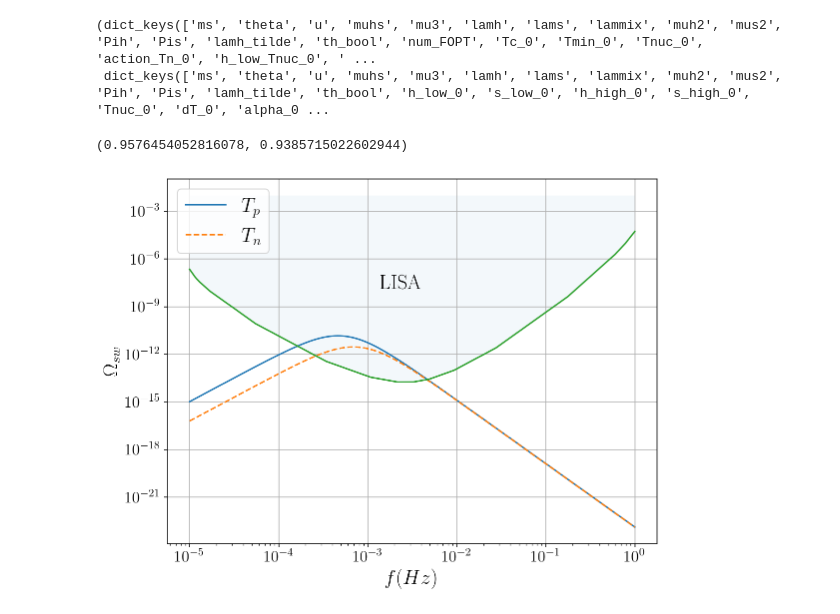
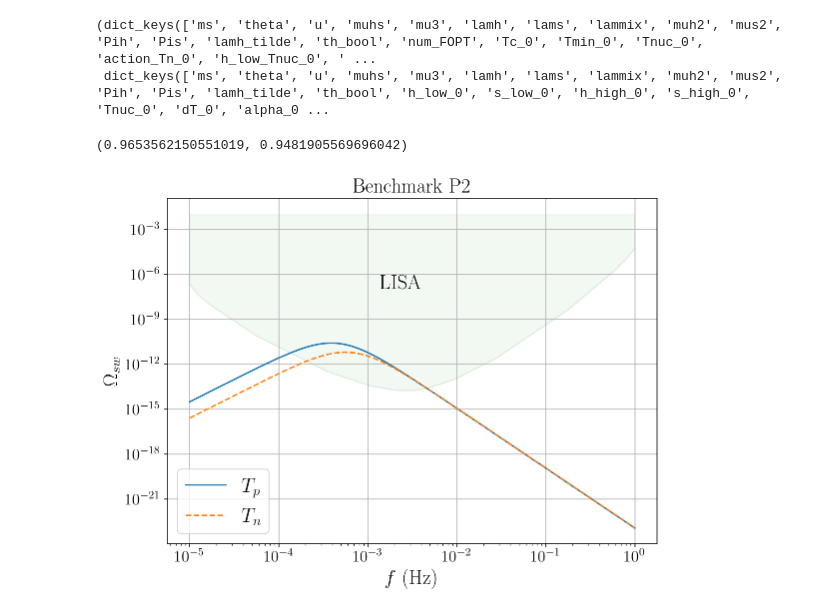
Before and after one commit to PB-316/Z_2breaking-PT-BAU, a Jupyter notebook: Percolation_Z2_breaking_On_Shell.ipynb, the cells around one changed output. Drawn from its saved outputs; the diff is of its cells as text; code cells hidden in the pictures.

```diff
--- a/Percolation_Z2_breaking_On_Shell.ipynb
+++ b/Percolation_Z2_breaking_On_Shell.ipynb
@@ -755,7 +755,7 @@ df=pd.read_csv("SCANS/On_Shell_STRONG_1.csv",index_col=[0]).sort_values("alpha_m
 
 
 modi=np.random.randint(0,len(df))
-modi=-15
+modi=-11
 print(modi)
 
 
@@ -1107,34 +1129,37 @@ dict_out.keys(),mod_dict.keys()
 # %%
 dict_out["vwall_Tp_0"],dict_out["vwall_0"]
 # %% [output]
-(0.9576454052816078, 0.9385715022602944)
+(0.9653562150551019, 0.9481905569696042)
 # %%
-Temp, alpha, beta, vel=dict_out["Tp_0"],dict_out["alpha_Tp_0"],dict_out["beta_Tp_0"],dict_out["vwall_0"]
+Temp, alpha, beta, vel=dict_out["Tp_0"],dict_out["alpha_Tp_0"],dict_out["beta_Tp_0"],dict_out["vwall_Tp_0"]
 my_signal=GW_signal(Temp, alpha, beta, vel)
 Temp, alpha, beta, vel=dict_out["Tnuc_0"],dict_out["alpha_Tnuc_0"],dict_out["beta_Tnuc_0"],dict_out["vwall_0"]
 my_signal_1=GW_signal(Temp, alpha, beta, vel)
 
 thick_size=16
 label_size=20
 
 plt.plot(my_signal[0],my_signal[1],label="$T_p$")
 plt.plot(my_signal_1[0],my_signal_1[1],linestyle="--",label="$T_n$")
-plt.plot(LISA_curve.f,LISA_curve.Omega_lim)
-plt.fill_between(LISA_curve.f, LISA_curve.Omega_lim, 1e-2, alpha=0.05)
+plt.plot(LISA_curve.f,LISA_curve.Omega_lim,alpha=0.05,color="g")
+plt.fill_between(LISA_curve.f, LISA_curve.Omega_lim, 1e-2, alpha=0.05,color="g")
 plt.figtext(.5, .72, "LISA", fontsize=label_size)
 
-plt.xlabel("$f(Hz)$",size=label_size)
+plt.xlabel("$f$ (Hz)",size=label_size)
 plt.ylabel("$\\Omega_{sw}$",size=label_size)
 plt.xscale("log")
 plt.yscale("log")
 plt.xticks(fontsize=thick_size)
 plt.yticks(fontsize=thick_size)
 plt.grid(True)
-plt.legend(prop={'size': label_size})
+plt.legend(loc="lower left",prop={'size': label_size})
+plt.title("Benchmark P2",size=label_size)
+
 
 
 #plt.legend(prop={'size': label_size})
 plt.tight_layout()
-#plt.savefig('SCANS/bubble_PLOTS/Sphaleron.pdf', dpi=300)
+plt.savefig('SCANS/bubble_PLOTS/GW_spectum_P2.pdf', dpi=300)
+plt.show()
 # %% [output]
-[figure, old version]
+[figure, new version]
```
Also changed, not shown: parts of 6 cells of this notebook, 3 other files.
